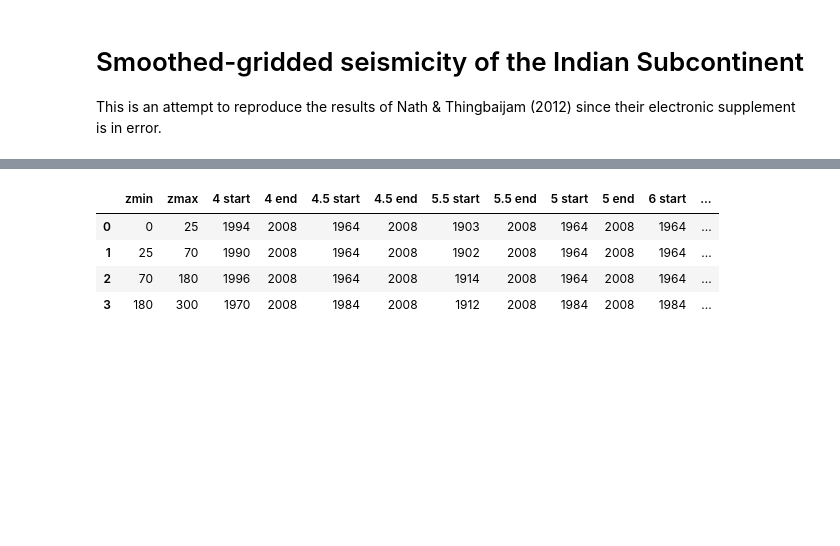
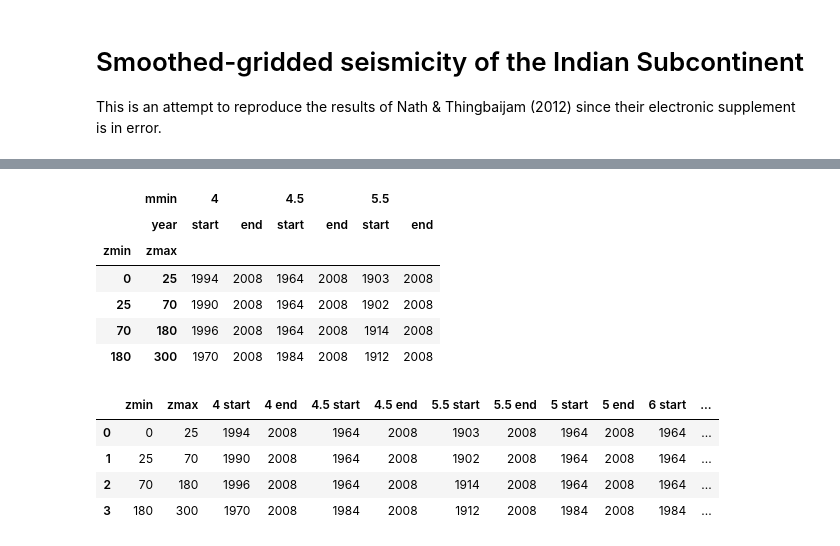
Before and after one commit to nackerley/indian-subcontinent-psha, a Jupyter notebook: Smoothed/Smoothed Seismicity from Catalogue.ipynb, the cells around one changed output, grey strips where cells are left out. Saved outputs shown, nothing was run; the diff lists cells and outputs as text; code cells hidden in the pictures; blank space fills up the shorter version.

```diff
--- a/Smoothed/Smoothed Seismicity from Catalogue.ipynb
+++ b/Smoothed/Smoothed Seismicity from Catalogue.ipynb
@@ -83,4 +88,17 @@ recomputed_path = './Recomputed'
 large_csv_template = os.path.join(recomputed_path, 'smoothed_seismicity_layer%d_mmin%g.csv')
 small_csv_template = os.path.join(recomputed_path, 'smoothed_source_model_mmin_%g_layer_%d.csv')
 new_txt_template = os.path.join(recomputed_path, os.path.split(old_txt_template)[1])
+# %%
+# format old completeness table in latex
+completeness_df = pd.read_csv(old_completeness_csv, header=[0,1], index_col=[0,1])
+completeness_df.to_latex(old_completeness_csv.replace('.csv','.tex'), )
+display(completeness_df)
+# %% [output]
+|  | mmin | 4 |  | 4.5 |  | 5.5 |  |
+|  | year | start | end | start | end | start | end |
+| zmin | zmax |  |  |  |  |  |  |
+| 0 | 25 | 1994 | 2008 | 1964 | 2008 | 1903 | 2008 |
+| 25 | 70 | 1990 | 2008 | 1964 | 2008 | 1902 | 2008 |
+| 70 | 180 | 1996 | 2008 | 1964 | 2008 | 1914 | 2008 |
+| 180 | 300 | 1970 | 2008 | 1984 | 2008 | 1912 | 2008 |
 # %%
```
Also changed, not shown: parts of 17 cells of this notebook, 9 other files.
